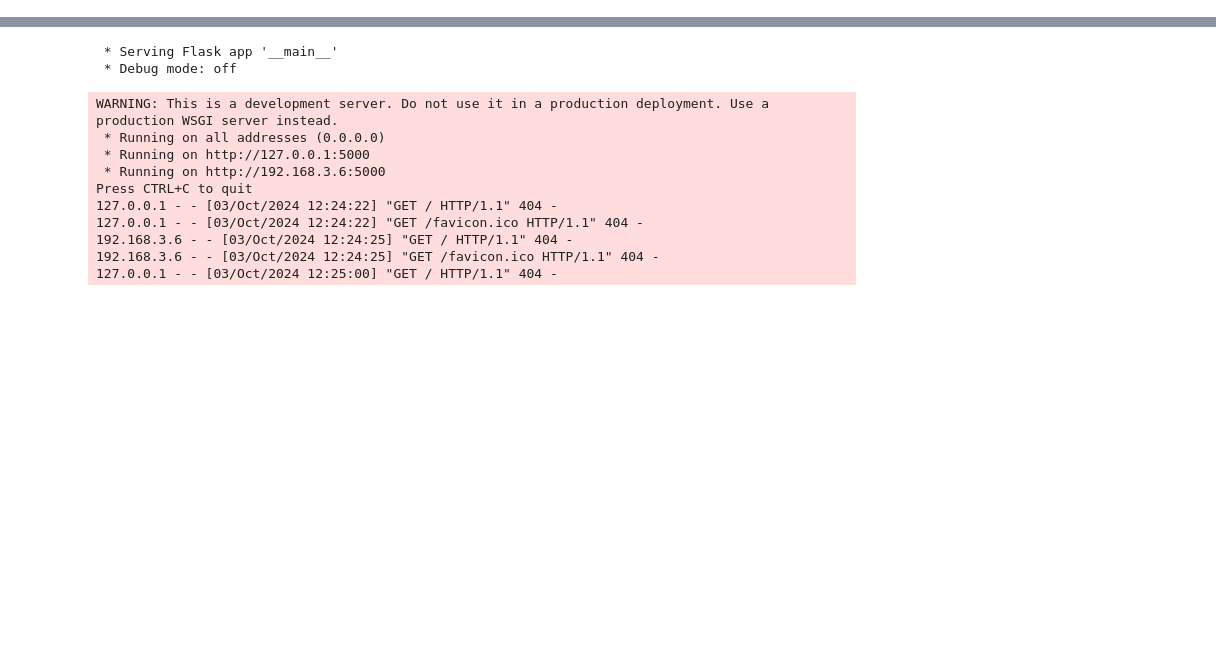
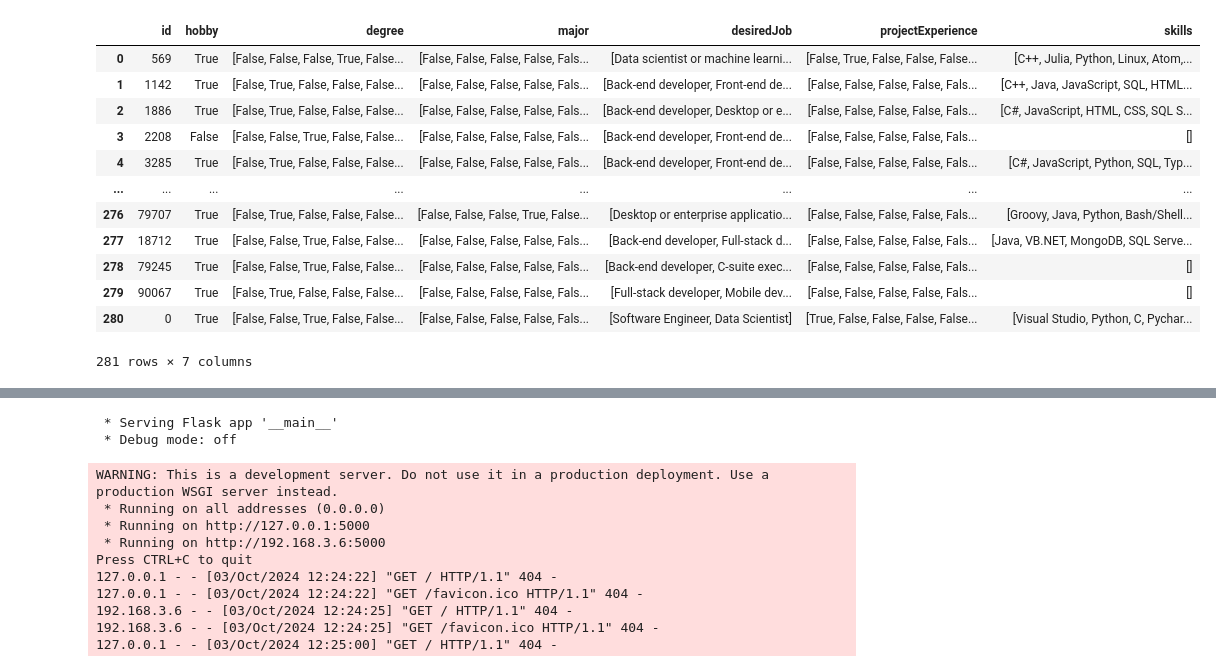
Before and after one commit to TianjunChi/IRS-PM-2024-09-10-GRP8-JobRecommendationSystem, a Jupyter notebook: web/web.ipynb, the cells around one changed output, grey strips where cells are left out. Saved outputs shown, nothing was run; the diff lists cells and outputs as text; code cells hidden in the pictures; blank space fills up the shorter version.

```diff
--- a/web/web.ipynb
+++ b/web/web.ipynb
@@ -0,0 +38,27 @@
+# %%
+df['skills_1'] = df['skills_1'].str.split(';')
+df['skills_2'] = df['skills_2'].str.split(';')
+df['skills_3'] = df['skills_3'].str.split(';')
+df['skills_4'] = df['skills_4'].str.split(';')
+df['skills_5'] = df['skills_5'].str.split(';')
+
+df['skills'] = df[['skills_1', 'skills_2', 'skills_3', 'skills_4', 'skills_5']].apply(lambda x: sum([i for i in x if isinstance(i, list)], []), axis=1)
+df.drop(columns=['skills_1', 'skills_2', 'skills_3', 'skills_4', 'skills_5'], inplace=True)
+# df = pd.concat([df_onehot, df['skills']], axis=1)
+# %%
+df['hobby'] = df['hobby'].apply(lambda x: 'True' if x == 'Yes' else 'False')
+df['desiredJob'] = df['desiredJob'].str.split(';')
+df['desiredJob'] = df[['desiredJob']].apply(lambda x: sum([i for i in x if isinstance(i, list)], []), axis=1)
+# df['desiredJob'] = df['desiredJob'].apply(lambda x: [] if pd.isnull(str(x)) else x)
+# %%
+new_data = {
+    'id': 0,
+    'hobby': 'True',
+    'degree': 'Master’s degree (MA, MS, M.Eng., MBA, etc.)',
+    'major': 'Computer science, computer engineering, or software engineering',
+    'desiredJob': ['Software Engineer', 'Data Scientist'],
+    'projectExperience': '0-2 years',
+    'skills': ['Visual Studio', 'Python', 'C', 'Pycharm', 'Matlab', 'C++', 'SQL', 'Eclipse']
+}
+
+df = df._append(new_data, ignore_index=True)
@@ -0,0 +72,23 @@
+# %%
+df_onehot = pd.get_dummies(df['degree'])
+df['degree'] = df_onehot.apply(lambda x: x.values.tolist(), axis=1)
+df_onehot = pd.get_dummies(df['major'])
+df['major'] = df_onehot.apply(lambda x: x.values.tolist(), axis=1)
+df_onehot = pd.get_dummies(df['projectExperience'])
+df['projectExperience'] = df_onehot.apply(lambda x: x.values.tolist(), axis=1)
+# %%
+df
+# %% [output]
+|  | id | hobby | degree | major | desiredJob | projectExperience | skills |
+| 0 | 569 | True | [False, False, False, True, False... | [False, False, False, False, Fals... | [Data scientist or machine learni... | [False, True, False, False, False... | [C++, Julia, Python, Linux, Atom,... |
+| 1 | 1142 | True | [False, True, False, False, False... | [False, False, False, False, Fals... | [Back-end developer, Front-end de... | [False, False, False, False, Fals... | [C++, Java, JavaScript, SQL, HTML... |
+| 2 | 1886 | True | [False, True, False, False, False... | [False, False, False, False, Fals... | [Back-end developer, Desktop or e... | [False, False, False, False, Fals... | [C#, JavaScript, HTML, CSS, SQL S... |
+| 3 | 2208 | False | [False, False, True, False, False... | [False, False, False, False, Fals... | [Back-end developer, Front-end de... | [False, False, False, False, Fals... | [] |
+| 4 | 3285 | True | [False, True, False, False, False... | [False, False, False, False, Fals... | [Back-end developer, Front-end de... | [False, False, False, False, Fals... | [C#, JavaScript, Python, SQL, Typ... |
+| ... | ... | ... | ... | ... | ... | ... | ... |
+| 276 | 79707 | True | [False, True, False, False, False... | [False, False, False, True, False... | [Desktop or enterprise applicatio... | [False, False, False, False, Fals... | [Groovy, Java, Python, Bash/Shell... |
+| 277 | 18712 | True | [False, False, True, False, False... | [False, False, False, False, Fals... | [Back-end developer, Full-stack d... | [False, False, False, False, Fals... | [Java, VB.NET, MongoDB, SQL Serve... |
+| 278 | 79245 | True | [False, False, True, False, False... | [False, False, False, False, Fals... | [Back-end developer, C-suite exec... | [False, False, False, False, Fals... | [] |
+| 279 | 90067 | True | [False, True, False, False, False... | [False, False, False, False, Fals... | [Full-stack developer, Mobile dev... | [False, False, False, False, Fals... | [] |
+| 280 | 0 | True | [False, False, True, False, False... | [False, False, False, False, Fals... | [Software Engineer, Data Scientist] | [True, False, False, False, False... | [Visual Studio, Python, C, Pychar... |
+281 rows × 7 columns
```
Also changed, not shown: parts of 9 cells of this notebook, 28 other files.
